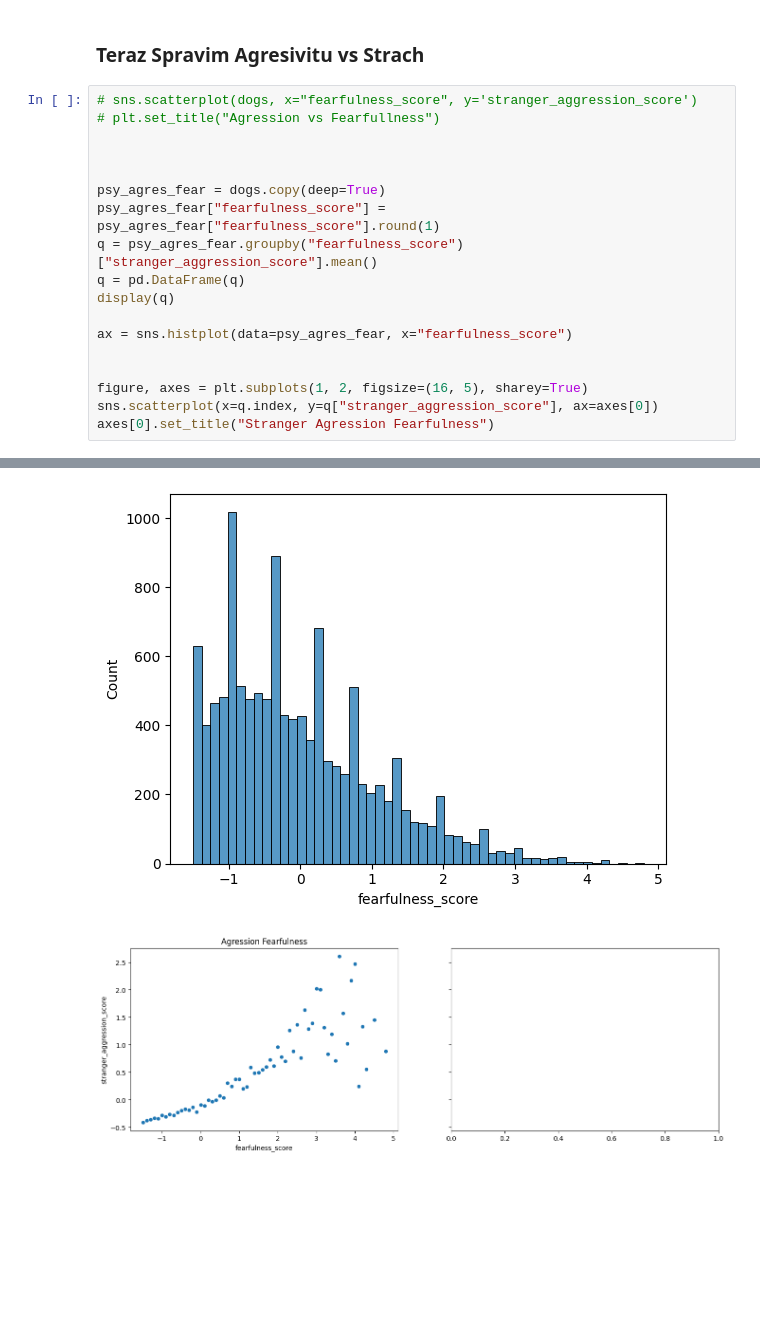
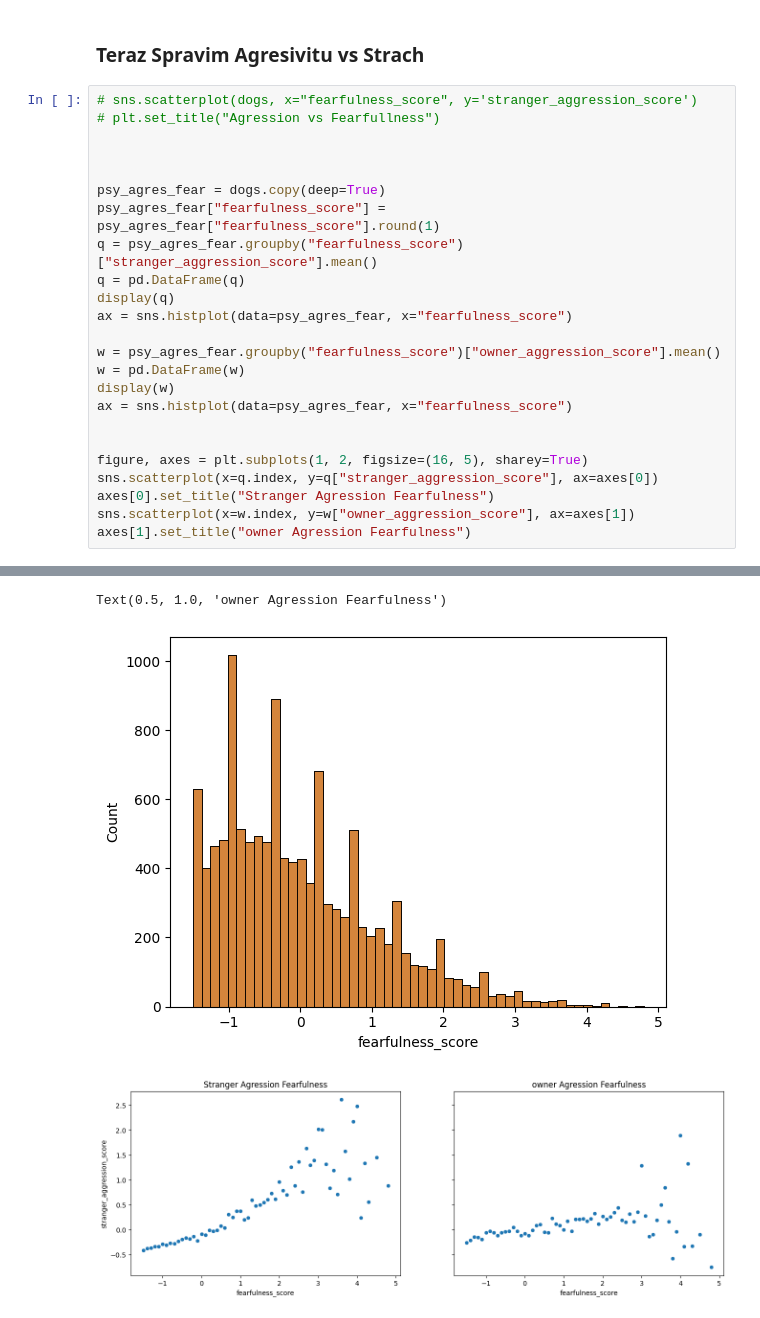
Before and after one commit to Retr-1/AnalyzaPsy, a Jupyter notebook: Analyza_psy_Timo.ipynb, the cells around one changed output, grey strips where cells are left out. Saved outputs shown, nothing was run; the diff lists cells and outputs as text; blank space fills up the shorter version.

```diff
--- a/Analyza_psy_Timo.ipynb
+++ b/Analyza_psy_Timo.ipynb
@@ -383,13 +308,19 @@ psy_agres_fear["fearfulness_score"] = psy_agres_fear["fearfulness_score"].round(
 q = psy_agres_fear.groupby("fearfulness_score")["stranger_aggression_score"].mean()
 q = pd.DataFrame(q)
 display(q)
+ax = sns.histplot(data=psy_agres_fear, x="fearfulness_score")
 
+w = psy_agres_fear.groupby("fearfulness_score")["owner_aggression_score"].mean()
+w = pd.DataFrame(w)
+display(w)
 ax = sns.histplot(data=psy_agres_fear, x="fearfulness_score")
 
 
 figure, axes = plt.subplots(1, 2, figsize=(16, 5), sharey=True)
 sns.scatterplot(x=q.index, y=q["stranger_aggression_score"], ax=axes[0])
 axes[0].set_title("Stranger Agression Fearfulness")
+sns.scatterplot(x=w.index, y=w["owner_aggression_score"], ax=axes[1])
+axes[1].set_title("owner Agression Fearfulness")
 # %% [output]
 |  | stranger_aggression_score |
 | fearfulness_score |  |
@@ -409,2 +353,3 @@ Text(0.5, 1.0, 'Agression Fearfulness')
+Text(0.5, 1.0, 'owner Agression Fearfulness')
-[figure, old version]
+[figure, new version]
-[figure, old version]
+[figure, new version]
```
Also changed, not shown: parts of 18 cells of this notebook, 1 other file.
